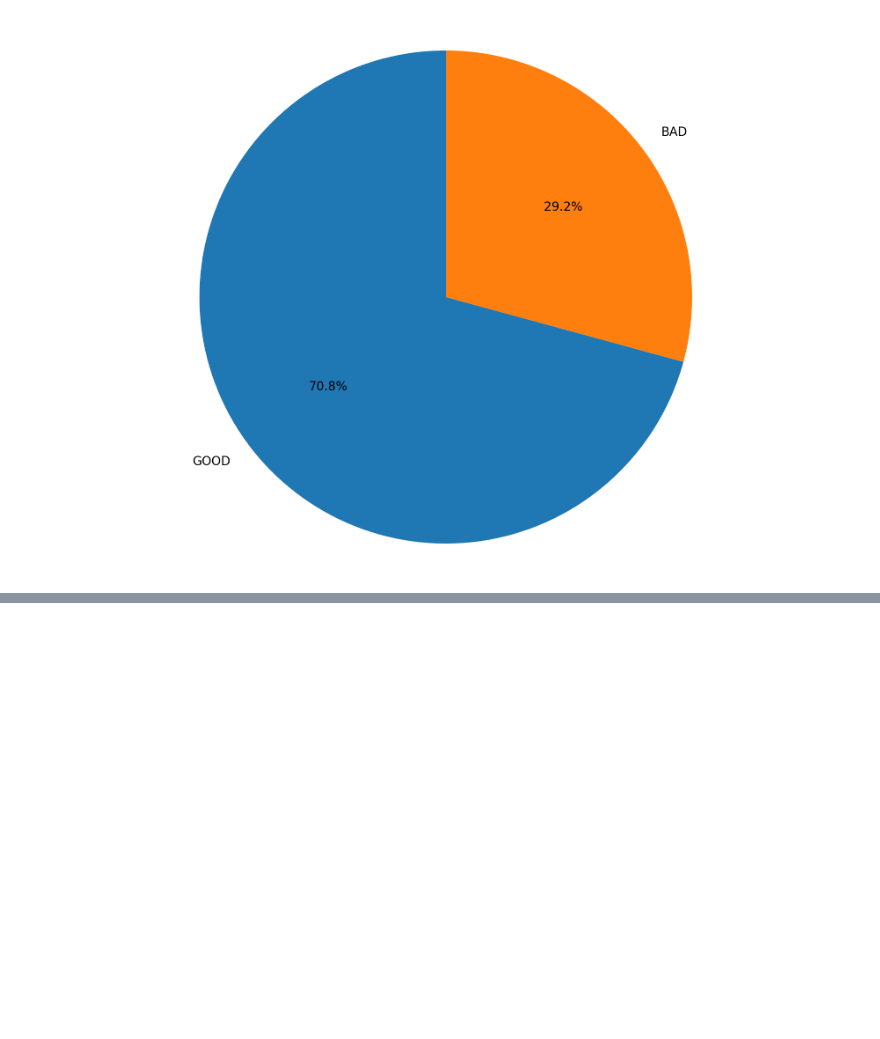
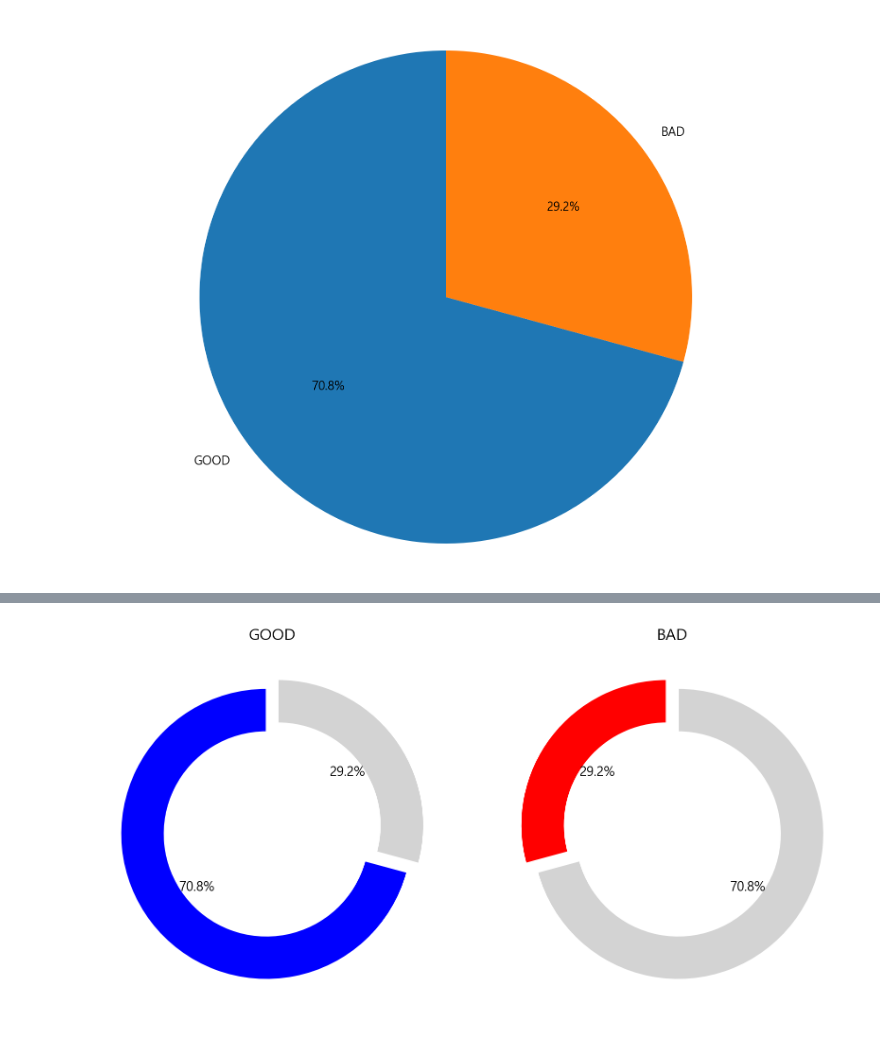
Before and after one commit to wogur0915/Hot_Place_NLP_Project, a Jupyter notebook: kakao_modelize.ipynb, the cells around one changed output, grey strips where cells are left out. Drawn from its saved outputs; the diff is of its cells as text; code cells hidden in the pictures; blank space fills up the shorter version.

```diff
--- a/kakao_modelize.ipynb
+++ b/kakao_modelize.ipynb
@@ -561,0 +589,29 @@ plt.show()
+# %%
+# 데이터 준비
+sizes_positive = [1140, 471]  # 맛집(긍정)과 맛집 아님(부정)의 개수
+sizes_negative = [471, 1140]  # 맛집 아님(부정)과 맛집(긍정)의 개수
+labels = ['GOOD', 'BAD']
+colors_positive = ['blue', 'lightgray']  # 긍정 평가 색상 지정
+colors_negative = ['red', 'lightgray']  # 부정 평가 색상 지정
+explode = (0.1, 0)  # 첫 번째 조각을 조금 돌출시키기
+
+# 도넛 차트 그리기
+fig, axs = plt.subplots(1, 2, figsize=(10, 5))  # 1행 2열의 서브플롯 준비
+
+# 긍정 평가 차트
+axs[0].pie(sizes_positive, autopct='%1.1f%%', startangle=90, colors=colors_positive, explode=explode,
+       wedgeprops=dict(width=0.3, edgecolor='w'))
+axs[0].set_title('GOOD')
+
+# 부정 평가 차트
+axs[1].pie(sizes_negative, autopct='%1.1f%%', startangle=90, colors=colors_negative, explode=explode,
+       wedgeprops=dict(width=0.3, edgecolor='w'))
+axs[1].set_title('BAD')
+
+# 동그란 모양 유지
+for ax in axs:
+    ax.axis('equal')
+
+plt.show()
+# %% [output]
+[figure, added]
```
Also changed, not shown: parts of 1 cell of this notebook.
